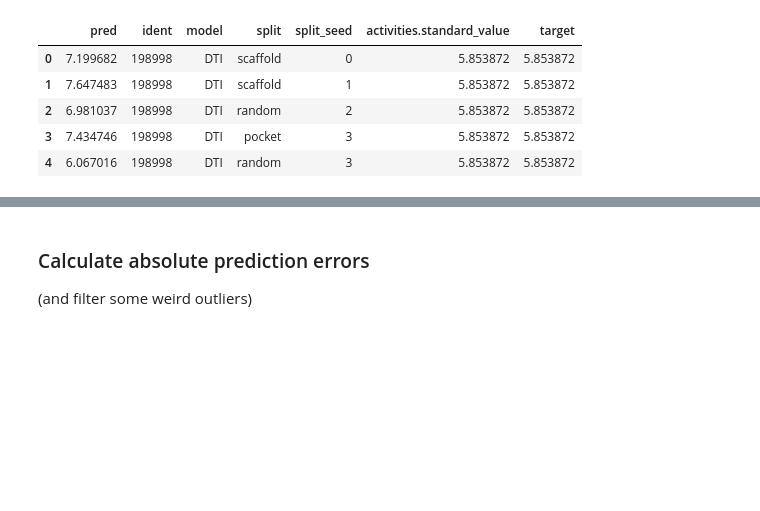
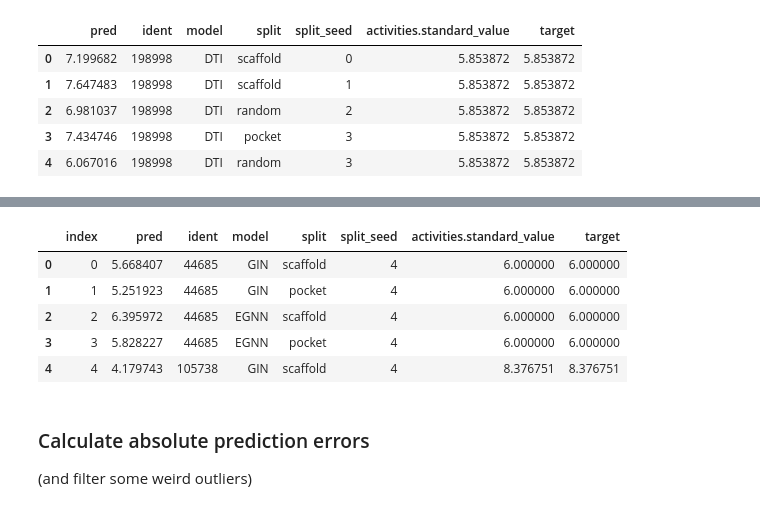
Before and after one commit to volkamerlab/kinodata-3D-affinity-prediction, a Jupyter notebook: scripts/evaluation.ipynb, the cells around one changed output, grey strips where cells are left out. Saved outputs shown, nothing was run; the diff lists cells and outputs as text; code cells hidden in the pictures; blank space fills up the shorter version.

```diff
--- a/scripts/evaluation.ipynb
+++ b/scripts/evaluation.ipynb
@@ -41,5 +52,13 @@ dti_eval_data.head()
 # %%
-eval_data = pd.concat((eval_data, dti_eval_data), axis=0).reset_index()
+eval_data = pd.concat((eval_data, dti_eval_data, egnnr_eval_data), axis=0).reset_index()
+eval_data.head()
+# %% [output]
+|  | index | pred | ident | model | split | split_seed | activities.standard_value | target |
+| 0 | 0 | 5.668407 | 44685 | GIN | scaffold | 4 | 6.000000 | 6.000000 |
+| 1 | 1 | 5.251923 | 44685 | GIN | pocket | 4 | 6.000000 | 6.000000 |
+| 2 | 2 | 6.395972 | 44685 | EGNN | scaffold | 4 | 6.000000 | 6.000000 |
+| 3 | 3 | 5.828227 | 44685 | EGNN | pocket | 4 | 6.000000 | 6.000000 |
+| 4 | 4 | 4.179743 | 105738 | GIN | scaffold | 4 | 8.376751 | 8.376751 |
 # %% [markdown]
 ### Calculate absolute prediction errors
 (and filter some weird outliers)
```
Also changed, not shown: parts of 10 cells of this notebook, 10 other files.
